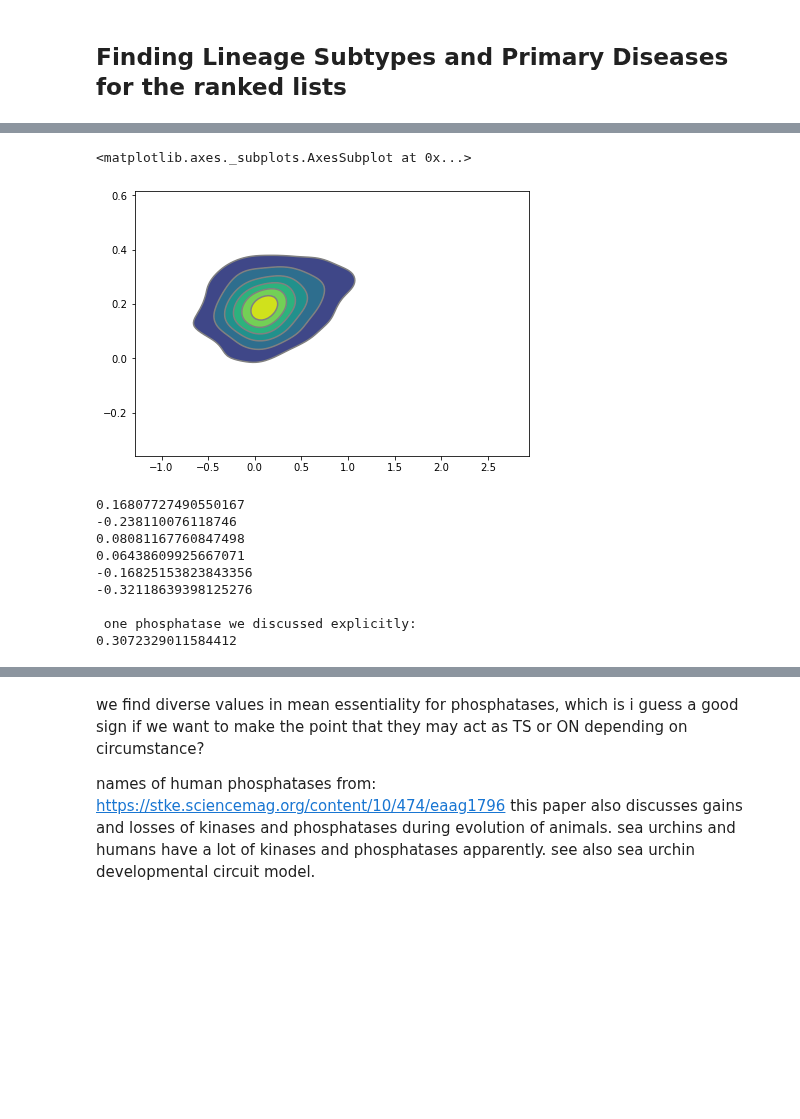
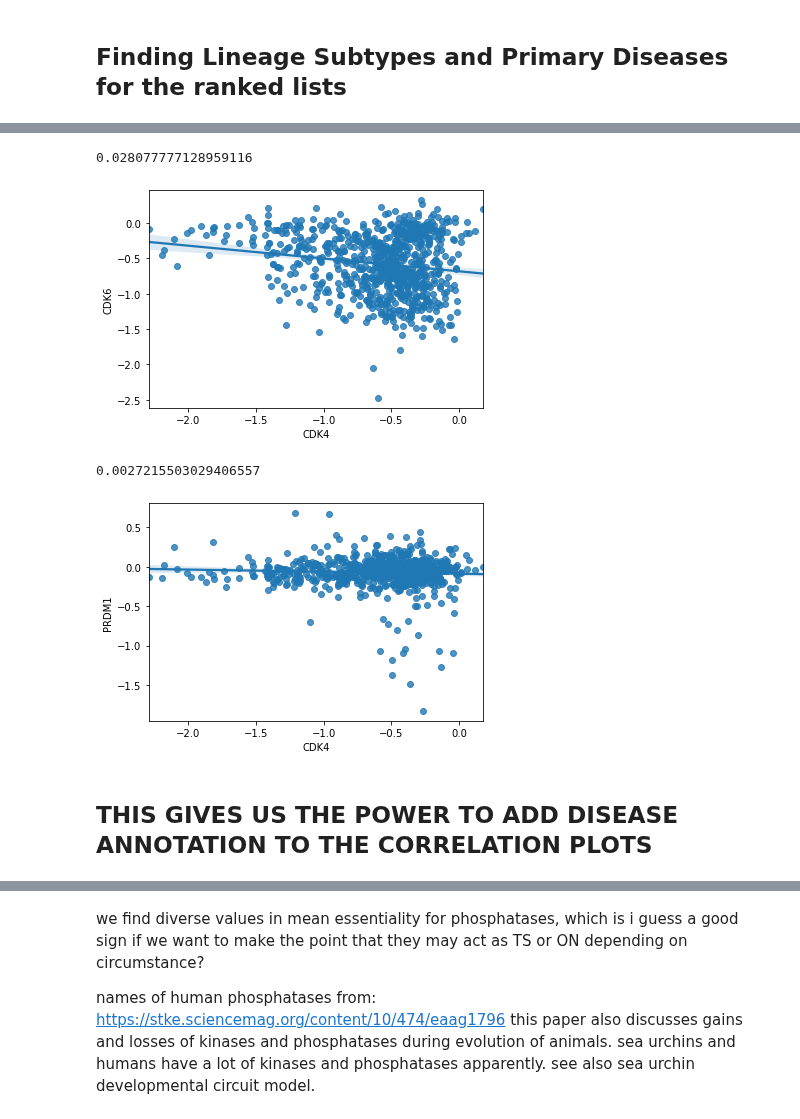
Before and after one commit to lannwal/projectlab, a Jupyter notebook: DataDash.ipynb, the cells around one changed output, grey strips where cells are left out. Saved outputs shown, nothing was run; the diff lists cells and outputs as text; code cells hidden in the pictures; blank space fills up the shorter version.

```diff
--- a/DataDash.ipynb
+++ b/DataDash.ipynb
@@ -81,25 +6,0 @@ plt.scatter(x=allGenes['NF2'].to_list(),y=allGenes['ABL2'].to_list())
-# %%
-az.plot_kde(allGenes['NF2'],allGenes['ABL2'])
-# %% [output]
-<matplotlib.axes._subplots.AxesSubplot at 0x...>
-[figure, removed]
-# %%
-# phosphatases and their differences in mean essentiality (which we use for ranking)
-print(np.mean(allGenes.PALD1.values))
-print(np.mean(allGenes.SSH1.values))
-print(np.mean(allGenes.DUSP1.values))
-print(np.mean(allGenes.ACP5.values))
-print(np.mean(dropna('EYA3')))
-print(np.mean(allGenes.CDC25A.values))
-print('\n one phosphatase we discussed explicitly:')
-print(np.mean(allGenes.PTPN14.values))
-# %% [output]
-0.16807727490550167
--0.238110076118746
-0.08081167760847498
-0.06438609925667071
--0.16825153823843356
--0.32118639398125276
-
- one phosphatase we discussed explicitly:
-0.3072329011584412
@@ -105,0 +9,14 @@ print(np.mean(allGenes.PTPN14.values))
+# %%
+import seaborn as sns
+
+sns.regplot(x='CDK4', y='CDK6', data=allGenes)
+r2(allGenes['CDK4'],allGenes['CDK6'])
+# %% [output]
+0.028077777128959116
+[figure, added]
+# %%
+sns.regplot(x='CDK4', y='PRDM1', data=allGenes)
+r2(allGenes['CDK4'],allGenes['PRDM1'])
+# %% [output]
+0.0027215503029406557
+[figure, added]
@@ -105,0 +33,2 @@ print(np.mean(allGenes.PTPN14.values))
+# %% [markdown]
+## THIS GIVES US THE POWER TO ADD DISEASE ANNOTATION TO THE CORRELATION PLOTS
```
Also changed, not shown: parts of 407 cells of this notebook.
